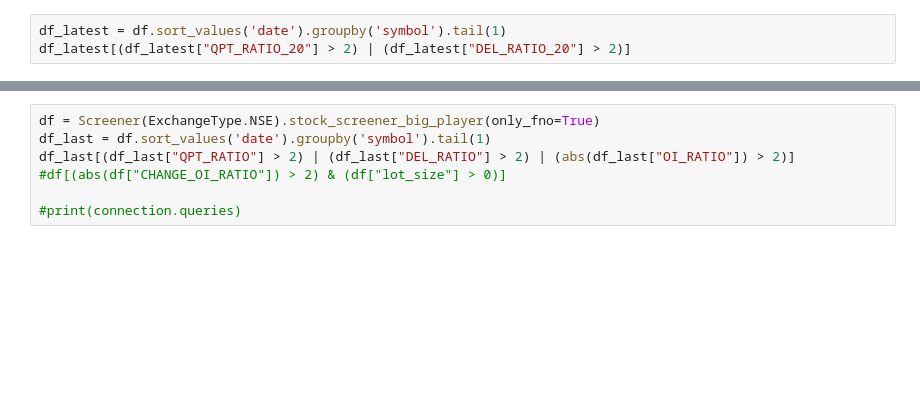
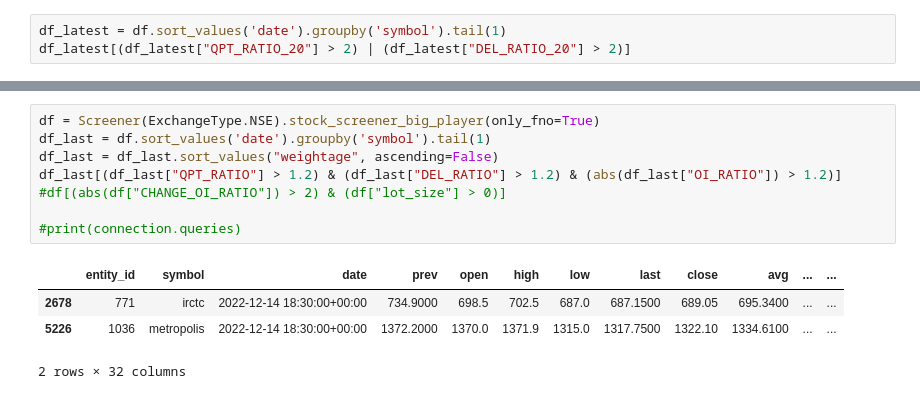
Before and after one commit to naveenholla/On-Smart-Track-API, a Jupyter notebook: python_functions/screener.ipynb, the cells around one changed output, grey strips where cells are left out. Drawn from its saved outputs; the diff is of its cells as text; blank space fills up the shorter version.

```diff
--- a/python_functions/screener.ipynb
+++ b/python_functions/screener.ipynb
@@ -27,9 +33,15 @@ for section in s.sections.all():
 # %%
 df = Screener(ExchangeType.NSE).stock_screener_big_player(only_fno=True)
 df_last = df.sort_values('date').groupby('symbol').tail(1)
-df_last[(df_last["QPT_RATIO"] > 2) | (df_last["DEL_RATIO"] > 2) | (abs(df_last["OI_RATIO"]) > 2)]
+df_last = df_last.sort_values("weightage", ascending=False)
+df_last[(df_last["QPT_RATIO"] > 1.2) & (df_last["DEL_RATIO"] > 1.2) & (abs(df_last["OI_RATIO"]) > 1.2)]
 #df[(abs(df["CHANGE_OI_RATIO"]) > 2) & (df["lot_size"] > 0)]
 
 #print(connection.queries)
+# %% [output]
+|  | entity_id | symbol | date | prev | open | high | low | last | close | avg | ... | ... |
+| 2678 | 771 | irctc | 2022-12-14 18:30:00+00:00 | 734.9000 | 698.5 | 702.5 | 687.0 | 687.1500 | 689.05 | 695.3400 | ... | ... |
+| 5226 | 1036 | metropolis | 2022-12-14 18:30:00+00:00 | 1372.2000 | 1370.0 | 1371.9 | 1315.0 | 1317.7500 | 1322.10 | 1334.6100 | ... | ... |
+2 rows × 32 columns
 # %%
 df.sort_values(by="date", ascending=False, inplace=True)
```
Also changed, not shown: parts of 2 cells of this notebook, 22 other files.
